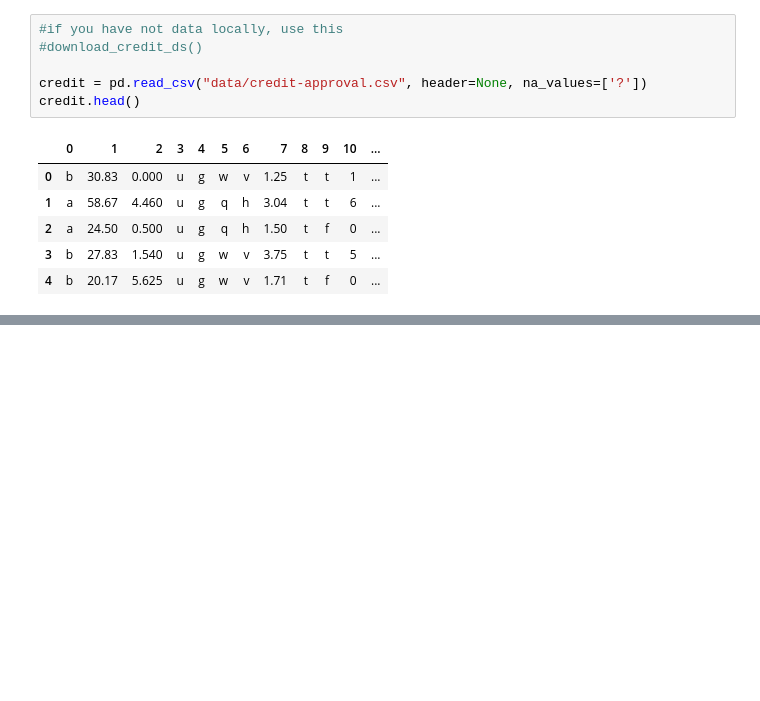
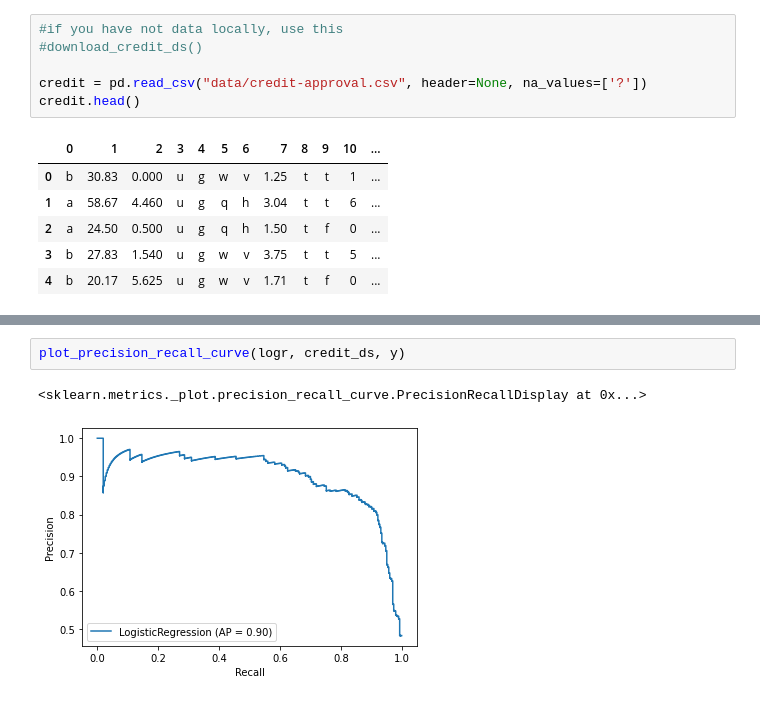
Before and after one commit to ShkalikovOleh/Labs, a Jupyter notebook: Data Science/Credit Approval/Credit Approval.ipynb, the cells around one changed output, grey strips where cells are left out. Drawn from its saved outputs; the diff is of its cells as text; blank space fills up the shorter version.

```diff
--- a/Data Science/Credit Approval/Credit Approval.ipynb
+++ b/Data Science/Credit Approval/Credit Approval.ipynb
@@ -85,0 +286,5 @@ credit[12] = credit[12].astype('category')
+# %%
+plot_precision_recall_curve(logr, credit_ds, y)
+# %% [output]
+<sklearn.metrics._plot.precision_recall_curve.PrecisionRecallDisplay at 0x...>
+[figure, added]
```
Also changed, not shown: parts of 23 cells of this notebook.
